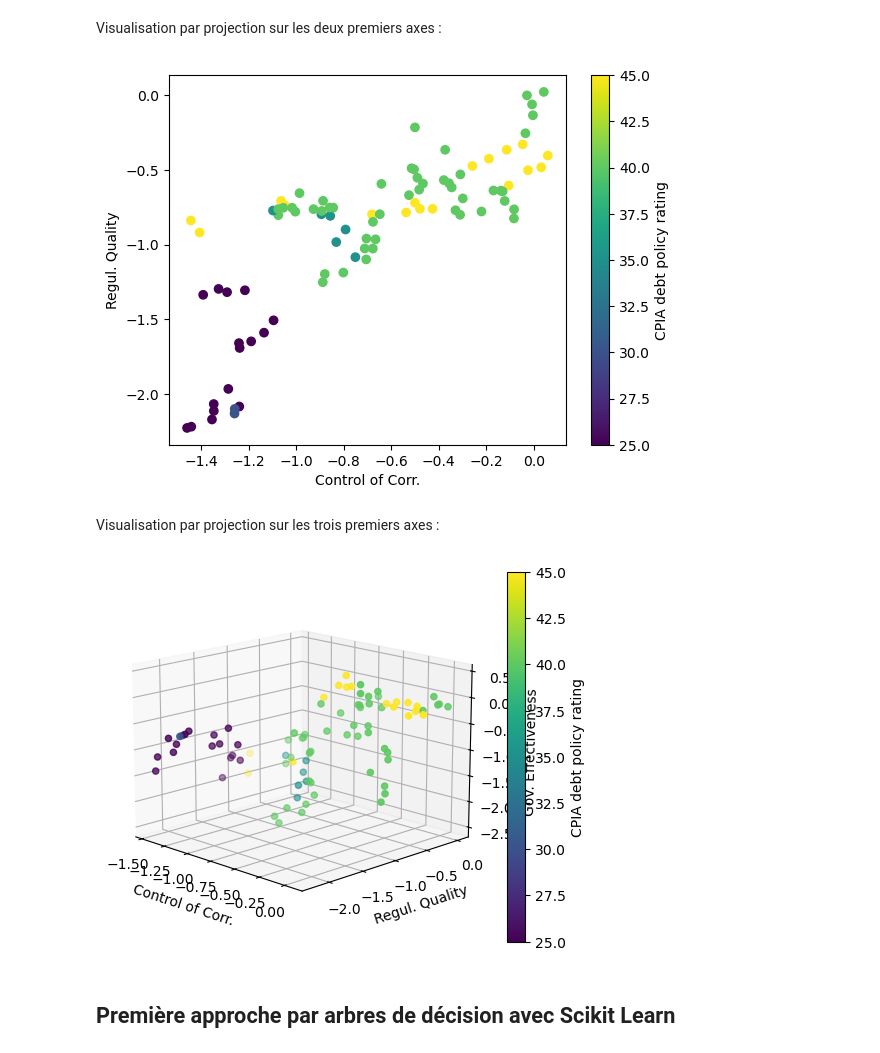
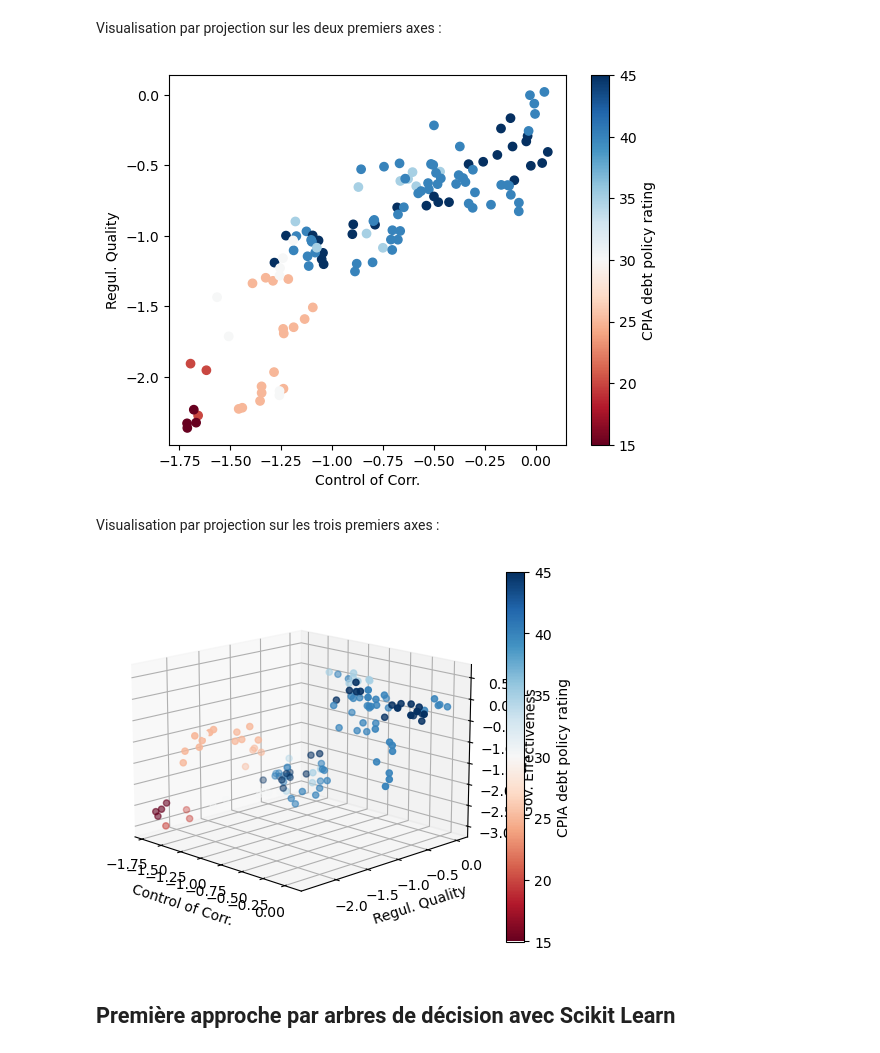
Before and after one commit to ibelfis/assessing_sov_risk, a Jupyter notebook: main.ipynb, the cells around one changed output. Cells and saved outputs as stored; diff of their text form; code cells hidden in the pictures.

Commit message:
changing country list

```diff
--- a/main.ipynb
+++ b/main.ipynb
@@ -55,5 +44,5 @@ first_year = 2004
 
 use_countrylist = True
 
-country_list=["USA","ARG","BGD","NOR","BFA","CAN","CHE","DEU","HTI","MLI","SEN"]
+country_list=['MEX',"LBY","NOR","BFA","CAN","DEU","HTI","MLI","SEN",'BEN','FRA','AUS','TUR','NLD','YEM', 'NGA', 'GAB']
 
@@ -144,7 +131,7 @@ import matplotlib.pyplot as plt
 Visualisation par projection sur les deux premiers axes :
 # %%
 _, ax = plt.subplots()
-scatter = ax.scatter(data[:, 0], data[:, 1], c=target, cmap='viridis')
+scatter = ax.scatter(data[:, 0], data[:, 1], c=target, cmap=plt.cm.RdBu)
 
 cbar = plt.colorbar(scatter, ax=ax)
 cbar.set_label('CPIA debt policy rating')
@@ -152,31 +139,31 @@ cbar.set_label('CPIA debt policy rating')
 ax.set(xlabel=feature_names[0], ylabel=feature_names[1])
 plt.show()
 # %% [output]
-[figure, old version]
+[figure, new version]
 # %% [markdown]
 Visualisation par projection sur les trois premiers axes :
 # %%
 import matplotlib.pyplot as plt
 from mpl_toolkits.mplot3d import Axes3D
 
 fig = plt.figure()
 ax = fig.add_subplot(111, projection='3d')
 
-scatter = ax.scatter(data[:, 0], data[:, 1], data[:, 2], c=target, cmap='viridis')
+scatter = ax.scatter(data[:, 0], data[:, 1], data[:, 2], c=target, cmap=plt.cm.RdBu)
 
 cbar = plt.colorbar(scatter, ax=ax)
 cbar.set_label('CPIA debt policy rating')
 
 ax.set_xlabel(feature_names[0])
 ax.set_ylabel(feature_names[1])
 ax.set_zlabel(feature_names[2])
 
 ax.view_init(elev=15, azim=-45)
 ax.dist = 5
 
 plt.show()
 # %% [output]
-[figure, old version]
+[figure, new version]
 # %% [markdown]
 ## Première approche par arbres de décision avec Scikit Learn
 # %% [markdown]
```
Also changed, not shown: parts of 6 cells of this notebook.
